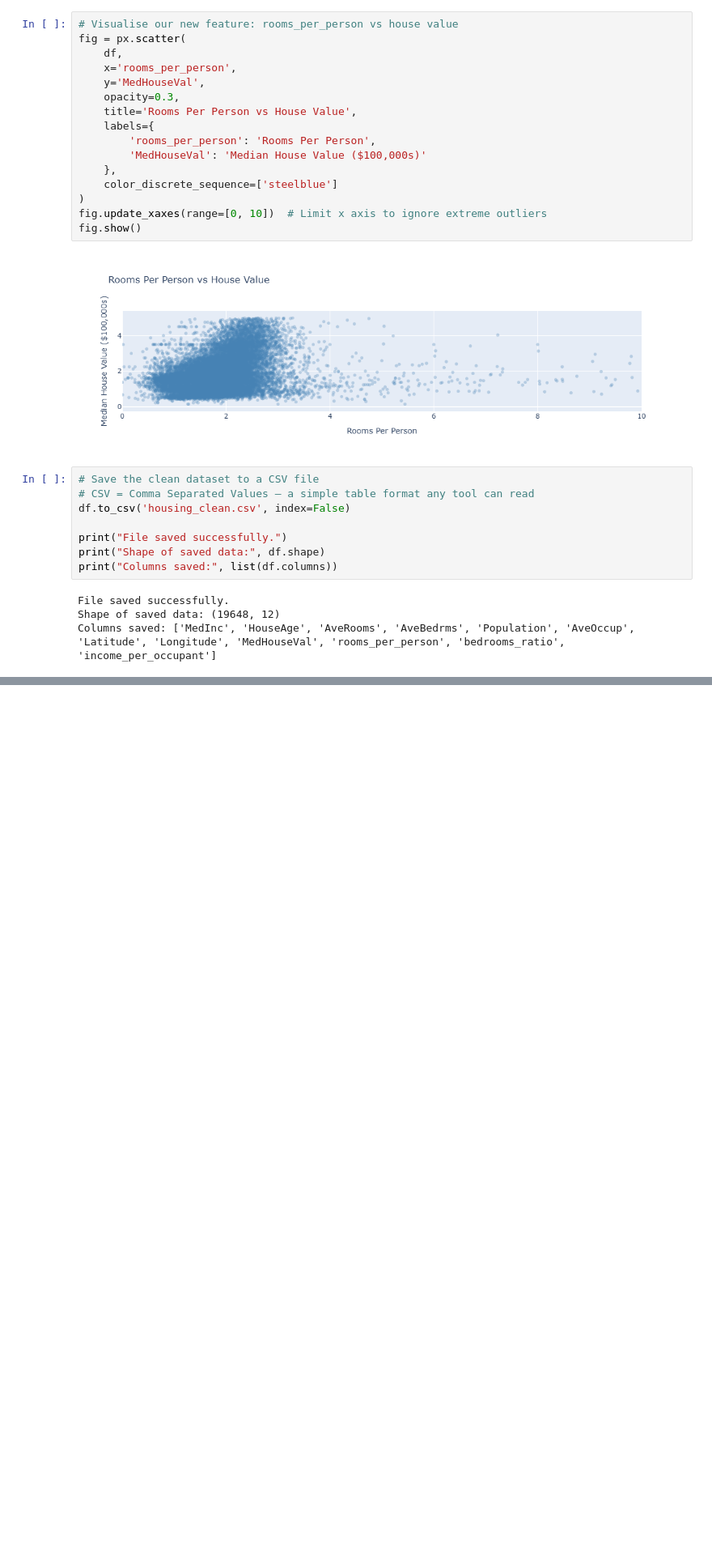
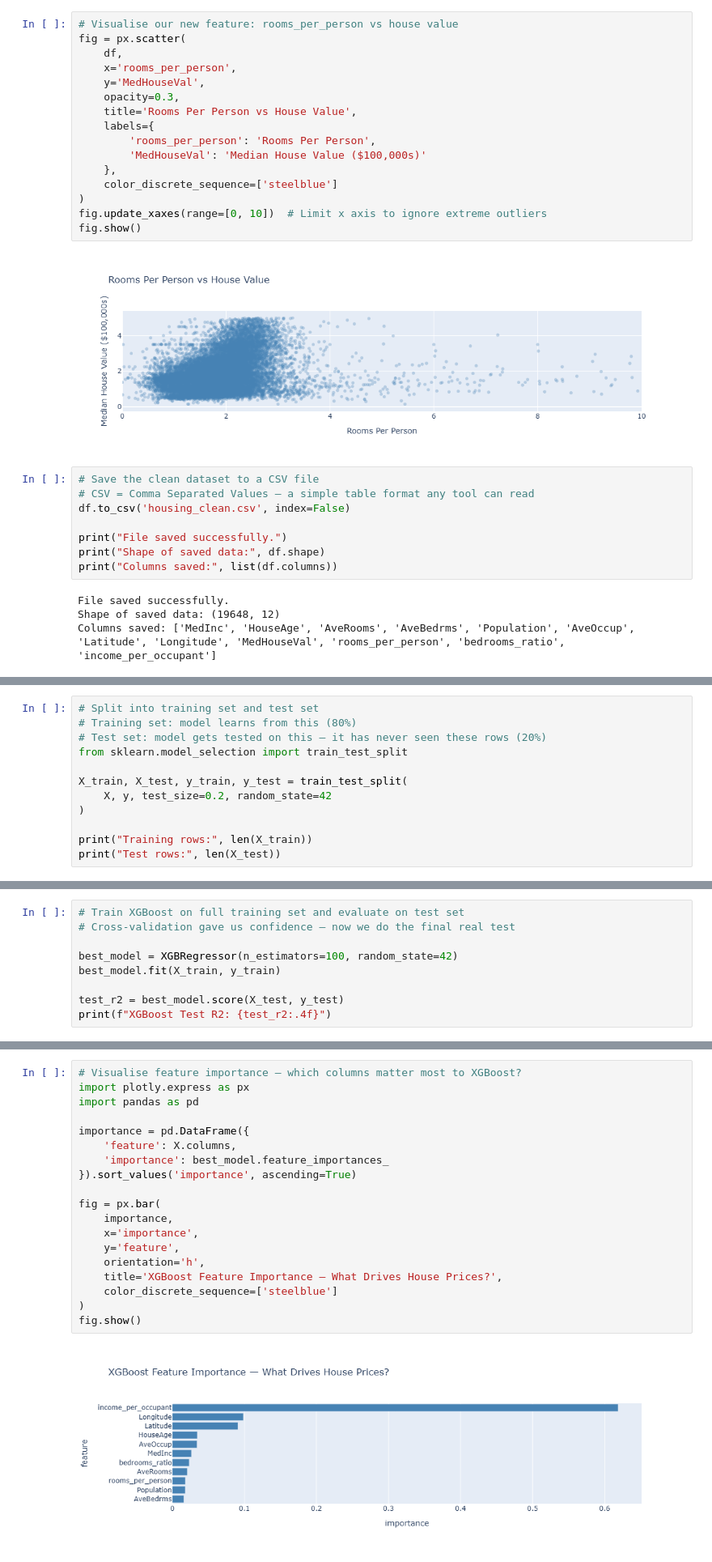
Before and after one commit to Navin1114-collab/california-housing-ml, a Jupyter notebook: EDA.ipynb, the cells around one changed output, grey strips where cells are left out. Shown at 81% size. Cells and saved outputs as stored; diff of their text form; blank space fills up the shorter version.

Commit message:
Day 3: 4 models trained, XGBoost best at R2=0.80, model.pkl saved

```diff
--- a/EDA.ipynb
+++ b/EDA.ipynb
@@ -222,0 +243,12 @@ SyntaxError: invalid syntax (3827820173.py, line 1)
+# %%
+# Split into training set and test set
+# Training set: model learns from this (80%)
+# Test set: model gets tested on this — it has never seen these rows (20%)
+from sklearn.model_selection import train_test_split
+
+X_train, X_test, y_train, y_test = train_test_split(
+    X, y, test_size=0.2, random_state=42
+)
+
+print("Training rows:", len(X_train))
+print("Test rows:", len(X_test))
@@ -222,0 +285,9 @@ SyntaxError: invalid syntax (3827820173.py, line 1)
+# %%
+# Train XGBoost on full training set and evaluate on test set
+# Cross-validation gave us confidence — now we do the final real test
+
+best_model = XGBRegressor(n_estimators=100, random_state=42)
+best_model.fit(X_train, y_train)
+
+test_r2 = best_model.score(X_test, y_test)
+print(f"XGBoost Test R2: {test_r2:.4f}")
@@ -222,0 +307,21 @@ SyntaxError: invalid syntax (3827820173.py, line 1)
+# %%
+# Visualise feature importance — which columns matter most to XGBoost?
+import plotly.express as px
+import pandas as pd
+
+importance = pd.DataFrame({
+    'feature': X.columns,
+    'importance': best_model.feature_importances_
+}).sort_values('importance', ascending=True)
+
+fig = px.bar(
+    importance,
+    x='importance',
+    y='feature',
+    orientation='h',
+    title='XGBoost Feature Importance — What Drives House Prices?',
+    color_discrete_sequence=['steelblue']
+)
+fig.show()
+# %% [output]
+[figure, added]
```
Also changed, not shown: parts of 6 cells of this notebook.
